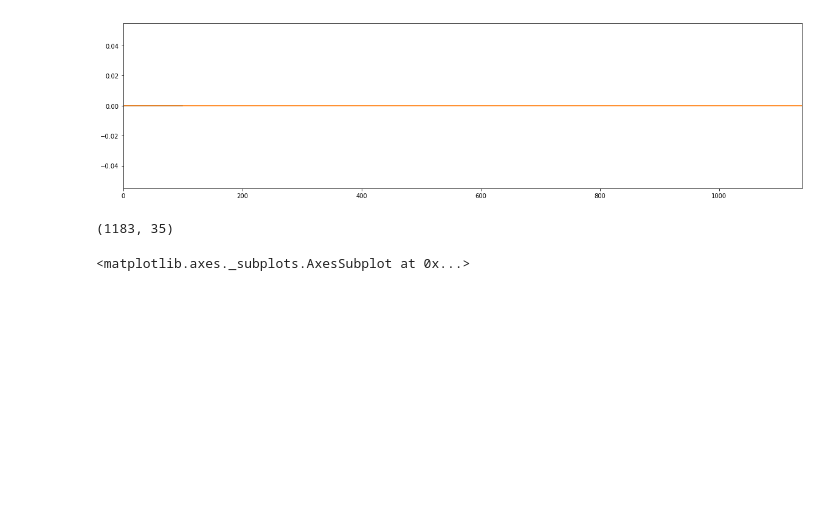
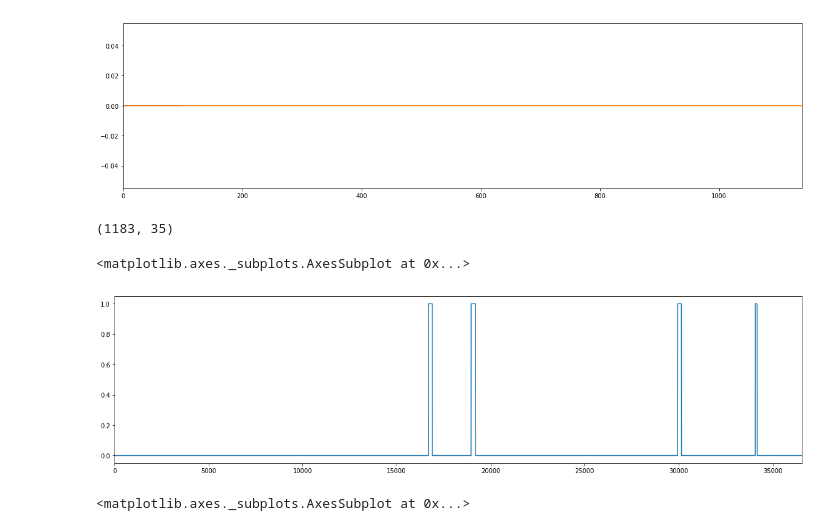
Before and after one commit to binli826/LSTM-Autoencoders, a Jupyter notebook: src/DataPreparation/Dataset description.ipynb, the cells around one changed output. Saved outputs shown, nothing was run; the diff lists cells and outputs as text; code cells hidden in the pictures; blank space fills up the shorter version.

```diff
--- a/src/DataPreparation/Dataset description.ipynb
+++ b/src/DataPreparation/Dataset description.ipynb
@@ -176,6 +176,13 @@ neptune.iloc[:,11].plot()
 smtp[smtp.iloc[:,-1]!="normal"].shape
 # %% [output]
 (1183, 35)
+# %%
+foo = np.zeros(smtp.shape[0])
+foo[smtp.iloc[:,-1]=="neptune."] = 1
+pd.Series(foo)[60000:].reset_index(drop=True).plot(figsize=(20,5))
+# %% [output]
+<matplotlib.axes._subplots.AxesSubplot at 0x...>
+[figure, added]
 # %%
 smtp_l = smtp.iloc[:,-1]
 pd.Series(smtp_l[smtp_l!="normal"].index).plot(figsize=(20,5))
```
Also changed, not shown: 7 other files.
